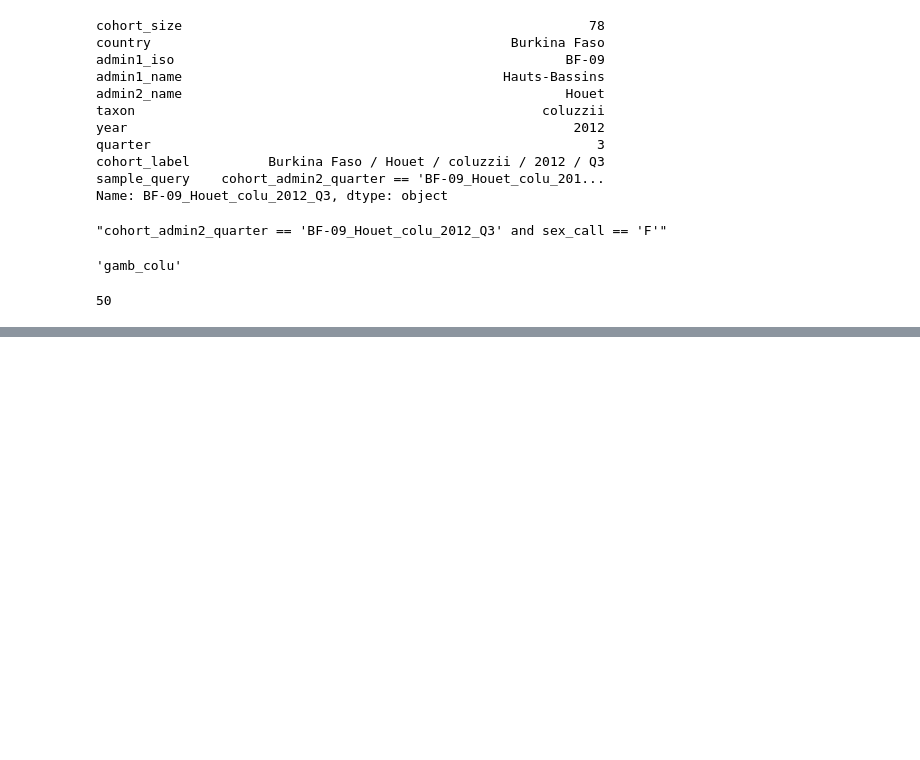
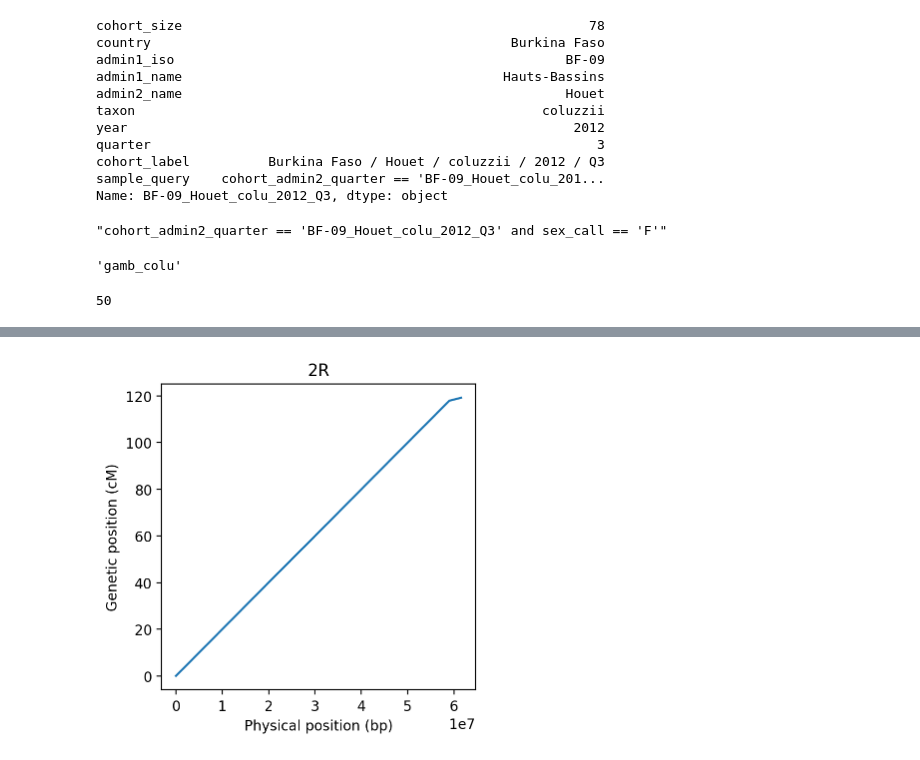
Before and after one commit to anopheles-genomic-surveillance/selection-atlas, a Jupyter notebook: workflow/notebooks/h12-signal-detection.ipynb, the cells around one changed output, grey strips where cells are left out. Drawn from its saved outputs; the diff is of its cells as text; code cells hidden in the pictures; blank space fills up the shorter version.

Commit message:
working h12 signal detection

```diff
--- a/workflow/notebooks/h12-signal-detection.ipynb
+++ b/workflow/notebooks/h12-signal-detection.ipynb
@@ -37,7 +43,7 @@ ag3 = malariagen_data.Ag3(
     # url = "gs://vo_agam_release",
     url="simplecache::gs://vo_agam_release",
     # pin the version of the cohorts analysis for reproducibility
-    cohorts_analysis=config["ag"]["cohorts_analysis"],
+    cohorts_analysis=workflow_config["ag"]["cohorts_analysis"],
     # TODO remove simplecache config in production
     simplecache=dict(cache_storage=(here() / "gcs_cache").as_posix()),
     results_cache=(here() / "malariagen_data_cache").as_posix(),
@@ -98,9 +101,9 @@ phasing_analysis
 # %% [output]
 'gamb_colu'
 # %%
-if cohort.cohort_size > config['max_cohort_size']:
+if cohort.cohort_size > workflow_config['max_cohort_size']:
     # downsampling for computational efficiency
-    cohort_size = config['max_cohort_size']
+    cohort_size = workflow_config['max_cohort_size']
 else:
     # no downsampling
     cohort_size = None
@@ -442,0 +128,29 @@ center 56.0 flank size 8
+# %%
+# set parameters for signal detection
+filter_size = 20  # hampel filter parameter
+filter_t = 2  # hampel filter parameter
+gflanks = (4, 8)  # sizes of flanks in cM
+scan_interval = 1  # step in cM
+min_delta_aic = 500  # minimum evidence to emit a signal
+min_baseline = 0
+max_baseline_percentile = 95
+min_amplitude = 0.03
+init_amplitude = 0.5
+max_amplitude = 1.5
+min_decay = 0.1
+init_decay = 0.5
+max_abs_skew = 0.5
+scan_start = None
+scan_stop = None
+# TODO maybe set false in production to avoid too many plots?
+debug = True
+# %%
+# load gwss data
+ppos, h12 = ag3.h12_gwss(
+    contig=contig,
+    window_size=window_size,
+    analysis=phasing_analysis,
+    sample_sets=sample_sets,
+    sample_query=sample_query,
+    cohort_size=cohort_size
+)
@@ -442,0 +165,11 @@ center 56.0 flank size 8
+# %%
+if debug:
+    # quick check of genetic map
+    fig, ax = plt.subplots(figsize=(4, 4))
+    ax.plot(ppos, gpos)
+    ax.set_xlabel('Physical position (bp)')
+    ax.set_ylabel('Genetic position (cM)')
+    ax.set_title(contig)
+    fig.tight_layout()
+# %% [output]
+[figure, added]
```
Also changed, not shown: parts of 28 cells of this notebook, 3 other files.
